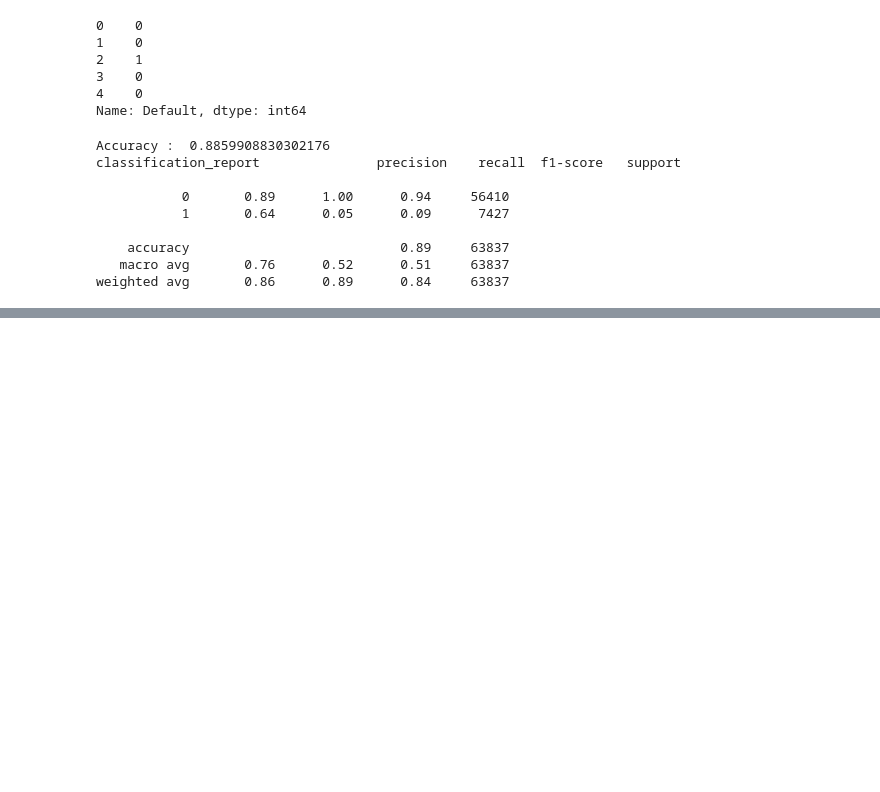
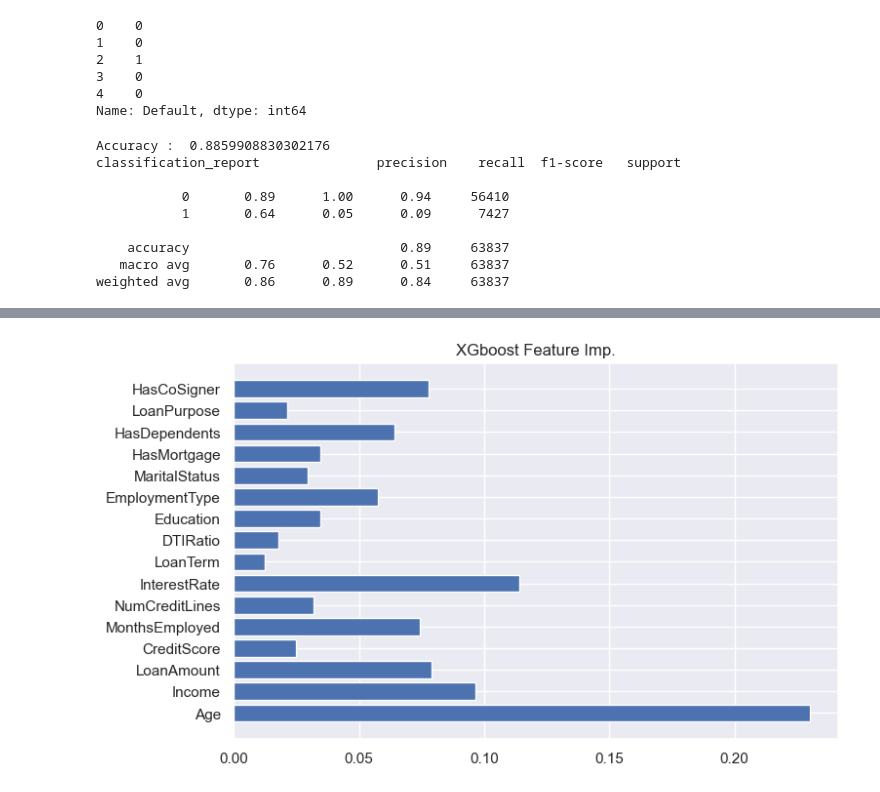
Before and after one commit to Pankaj-Str/Complete-Python-Mastery, a Jupyter notebook: 00 Lecture/lecture14/ML/8 Dec 2025/Bagging & boosting.ipynb, the cells around one changed output, grey strips where cells are left out. Saved outputs shown, nothing was run; the diff lists cells and outputs as text; code cells hidden in the pictures; blank space fills up the shorter version.

```diff
--- a/00 Lecture/lecture14/ML/8 Dec 2025/Bagging & boosting.ipynb
+++ b/00 Lecture/lecture14/ML/8 Dec 2025/Bagging & boosting.ipynb
@@ -131,3 +130,11 @@ classification_report               precision    recall  f1-score   support
     accuracy                           0.89     63837
    macro avg       0.76      0.52      0.51     63837
 weighted avg       0.86      0.89      0.84     63837
+# %%
+# gradient boosting
+gb = GradientBoostingClassifier(n_estimators=200,learning_rate=0.05,max_depth=3,random_state=42)
+gb.fit(X_train,y_train)
+gb_pred = gb.predict(X_test)
+
+print("Accuracy : ",accuracy_score(y_test,gb_pred))
+print("classification_report" ,classification_report(y_test,gb_pred))
@@ -133,0 +212,7 @@ weighted avg       0.86      0.89      0.84     63837
+# %%
+plt.figure(figsize=(8, 5))
+plt.barh(X.columns,xgb.feature_importances_)
+plt.title("XGboost Feature Imp.")
+plt.show()
+# %% [output]
+[figure, added]
```
Also changed, not shown: parts of 6 cells of this notebook, 9 other files.
